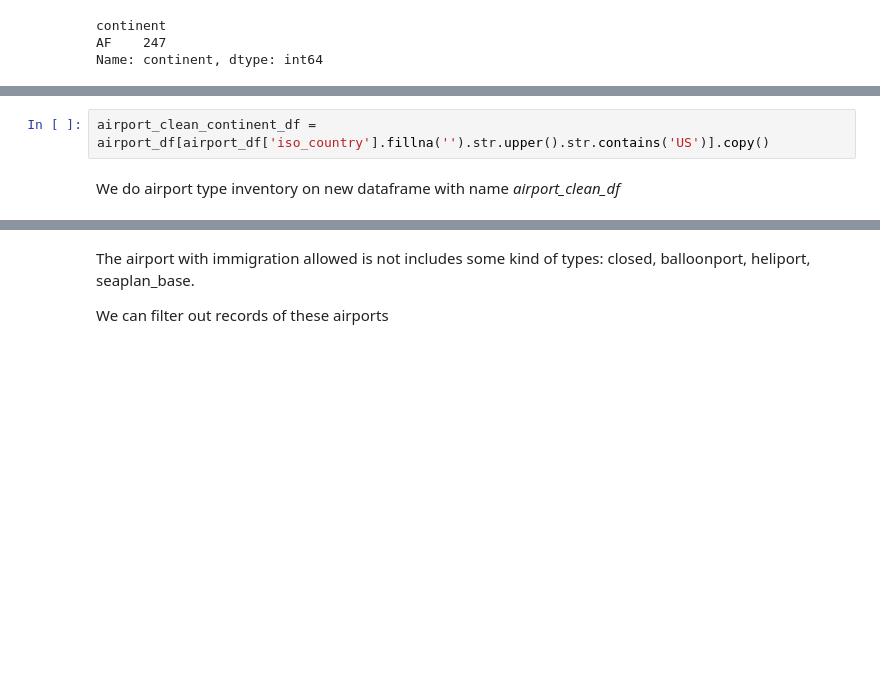
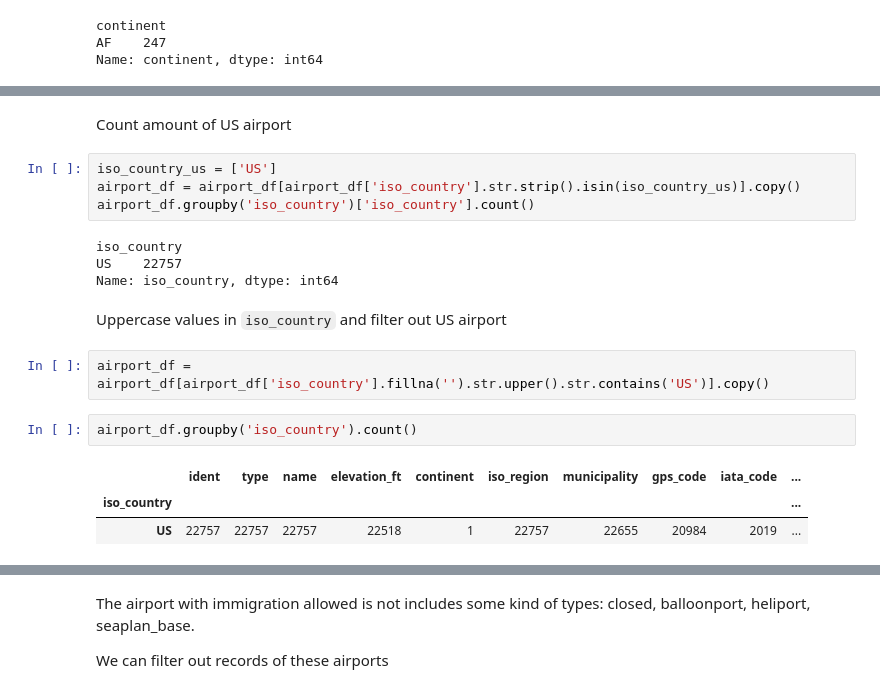
Before and after one commit to doanvanthanhfpt/DataEngineering-CapstoneProject, a Jupyter notebook: unitTest-cleaning_staging_airport.ipynb, the cells around one changed output, grey strips where cells are left out. Cells and saved outputs as stored; diff of their text form; blank space fills up the shorter version.

```diff
--- a/unitTest-cleaning_staging_airport.ipynb
+++ b/unitTest-cleaning_staging_airport.ipynb
@@ -157,4 +151,20 @@ We filter dataframe by 'iso_country = US' to a new dataframe and then upercase t
+# %% [markdown]
+Count amount of US airport
+# %%
+iso_country_us = ['US']
+airport_df = airport_df[airport_df['iso_country'].str.strip().isin(iso_country_us)].copy()
+airport_df.groupby('iso_country')['iso_country'].count()
+# %% [output]
+iso_country
+US    22757
+Name: iso_country, dtype: int64
+# %% [markdown]
+Uppercase values in `iso_country` and filter out US airport
 # %%
-airport_clean_continent_df = airport_df[airport_df['iso_country'].fillna('').str.upper().str.contains('US')].copy()
+airport_df = airport_df[airport_df['iso_country'].fillna('').str.upper().str.contains('US')].copy()
-# %% [markdown]
-We do airport type inventory on new dataframe with name *airport_clean_df*
+# %%
+airport_df.groupby('iso_country').count()
+# %% [output]
+|  | ident | type | name | elevation_ft | continent | iso_region | municipality | gps_code | iata_code | ... |
+| iso_country |  |  |  |  |  |  |  |  |  | ... |
+| US | 22757 | 22757 | 22757 | 22518 | 1 | 22757 | 22655 | 20984 | 2019 | ... |
```
Also changed, not shown: parts of 65 cells of this notebook, 15 other files.
